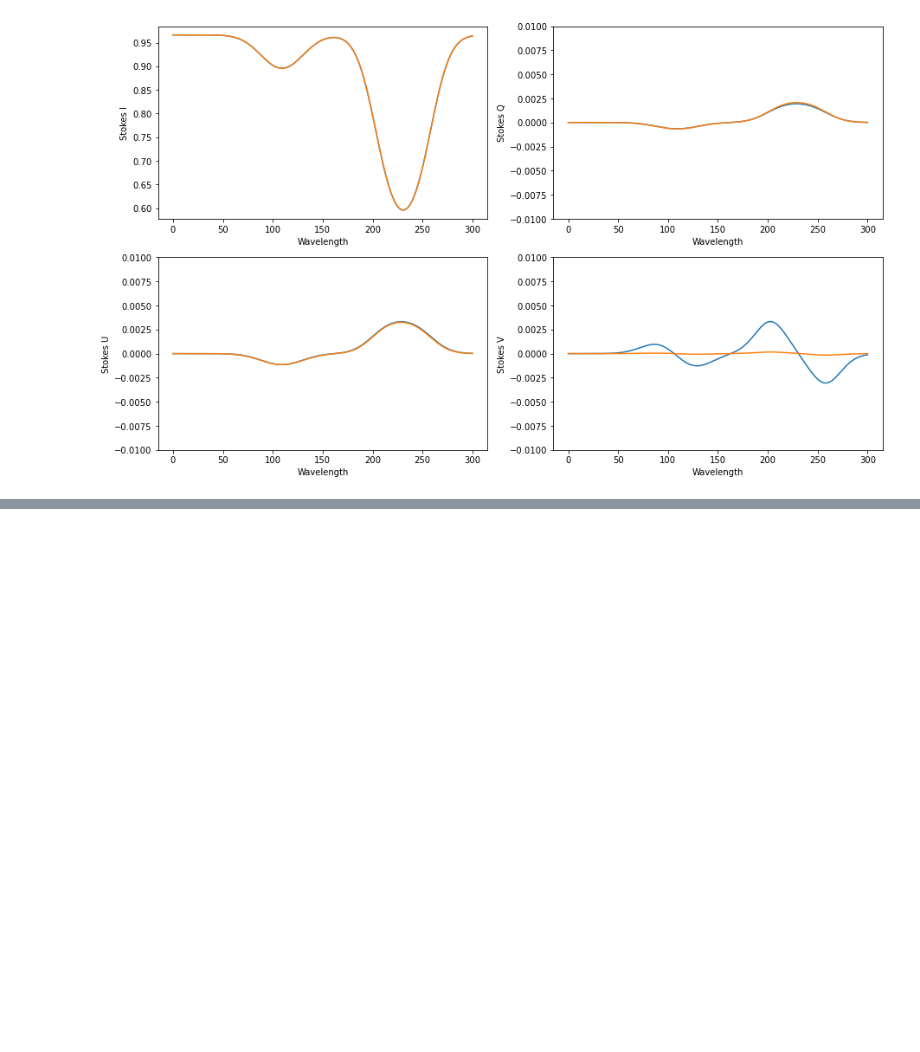
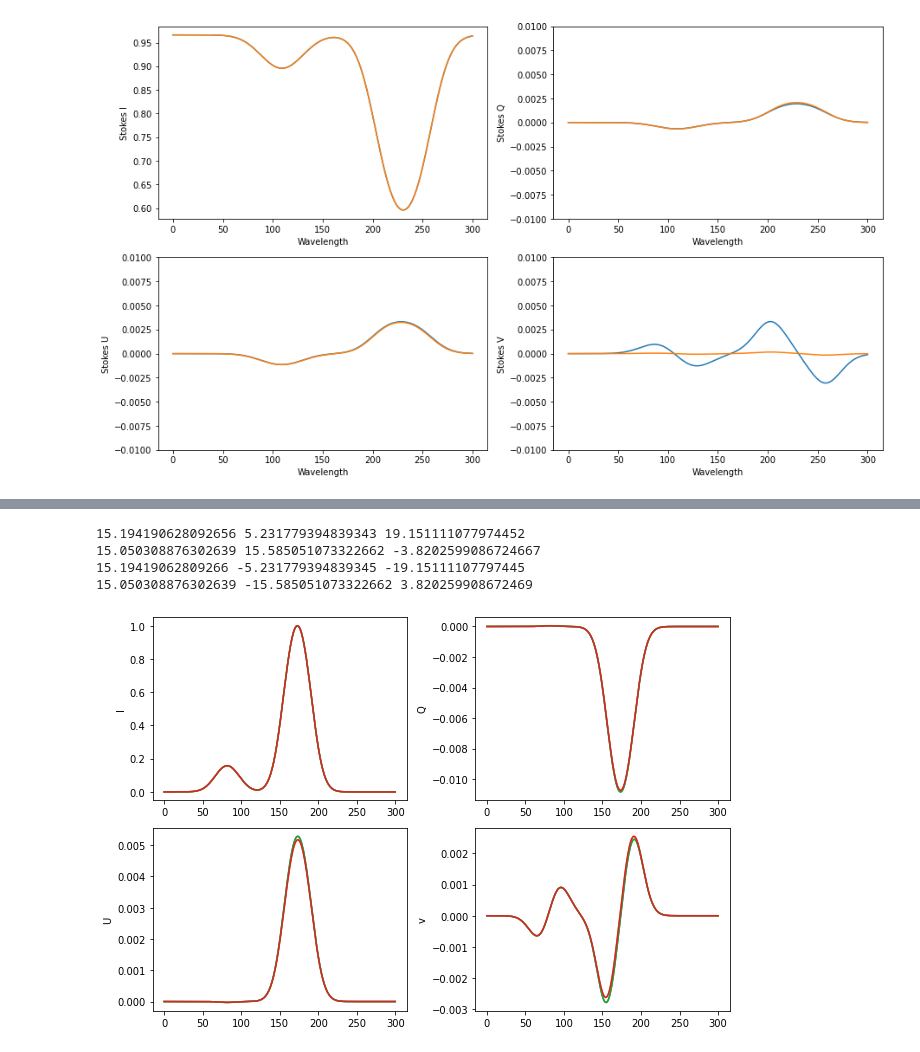
Before and after one commit to ivanzmilic/dkist_workshop_5, a Jupyter notebook: Hazel2_forward.ipynb, the cells around one changed output, grey strips where cells are left out. Cells and saved outputs as stored; diff of their text form; code cells hidden in the pictures; blank space fills up the shorter version.

Commit message:
Added ambiguities to the Hazel2_forward notebook

```diff
--- a/Hazel2_forward.ipynb
+++ b/Hazel2_forward.ipynb
@@ -729,0 +734,65 @@ Text(0.5, 0, 'Wavelength')
+# %%
+# Four possible magnetic field configurations:
+# (strength, inclination wrt local vertical, and azimuth angle)
+# Example from Asensio Ramos et al. 2008 paper
+B =  ((25., 22.,  25.,  22.))
+thB = ((40, 100., 140.,  80.))
+azB = ((19., 46.,  -19., -46.))
+
+# the rest of the thermodynamical parameters are the same in all cases:
+tau = 0.5
+v_los = 0.0
+v_th = 8.0
+Beta = 1.0
+Damp = 0.0
+FF = 1.0
+
+# Create model object
+mod = hazel.Model(working_mode='synthesis')
+
+# Define the line of sight of the observation (inclination, azimuth, Qreference) for
+# the observation of a prominence (30 arcsec above the limb)
+LOS = [90.0, 0.0, 0.0]
+
+mod.add_spectral({'Name' :  'spec1', 'Wavelength' : [10828, 10832, 301], 'topology' : 'ch1',
+                'LOS' : LOS, 'Boundary condition' : [0.0, 0.0, 0.0, 0.0]})
+mod.add_chromosphere({'Name' : 'ch1', 'Spectral region' : 'spec1', 'Height' : 20.0,
+                     'Line' : '10830', 'Wavelength' : [10826, 10833]})
+mod.setup()
+
+# Plot spectrum
+plt.figure(figsize=[9,6])
+
+for jj in range(len(B)): # loop to synthesize s different magnetic configurations
+    # Convert magnetic field into cartesian coordinates in local vertical reference frame:
+    Bx = B[jj] * np.sin(thB[jj]*np.pi/180.) * np.cos(azB[jj]*np.pi/180.)
+    By = B[jj] * np.sin(thB[jj]*np.pi/180.) * np.sin(azB[jj]*np.pi/180.)
+    Bz = B[jj] * np.cos(thB[jj]*np.pi/180.)
+
+    print (Bx,By,Bz)
+
+    # Synthesize spectra for each magnetic model
+    mod.atmospheres['ch1'].set_parameters([Bx, By, Bz, tau, v_los, v_th, Beta, Damp], FF)
+    mod.synthesize()
+    mod1 = np.copy(mod.spectrum['spec1'].stokes)
+
+    plt.subplot(221)
+    plt.plot(mod1[0,:], label = 'Model '+str(jj))
+    plt.ylabel('I')
+    plt.subplot(222)
+    plt.plot(mod1[1,:])
+    plt.ylabel('Q')
+    plt.subplot(223)
+    plt.plot(mod1[2,:])
+    plt.ylabel('U')
+    plt.subplot(224)
+    plt.plot(mod1[3,:])
+    plt.ylabel('v')
+
+plt.tight_layout()
+# %% [output]
+15.194190628092656 5.231779394839343 19.151111077974452
+15.050308876302639 15.585051073322662 -3.8202599086724667
+15.19419062809266 -5.231779394839345 -19.15111107797445
+15.050308876302639 -15.585051073322662 3.820259908672469
+[figure, added]
```
Also changed, not shown: parts of 1 cell of this notebook.
